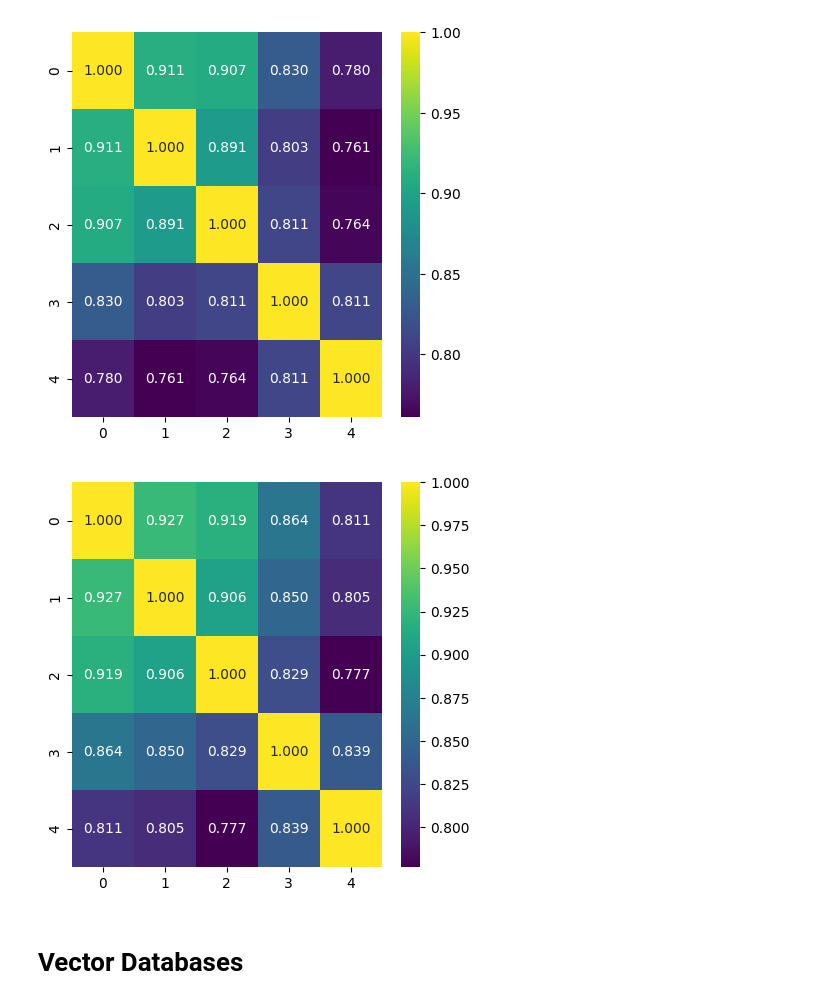
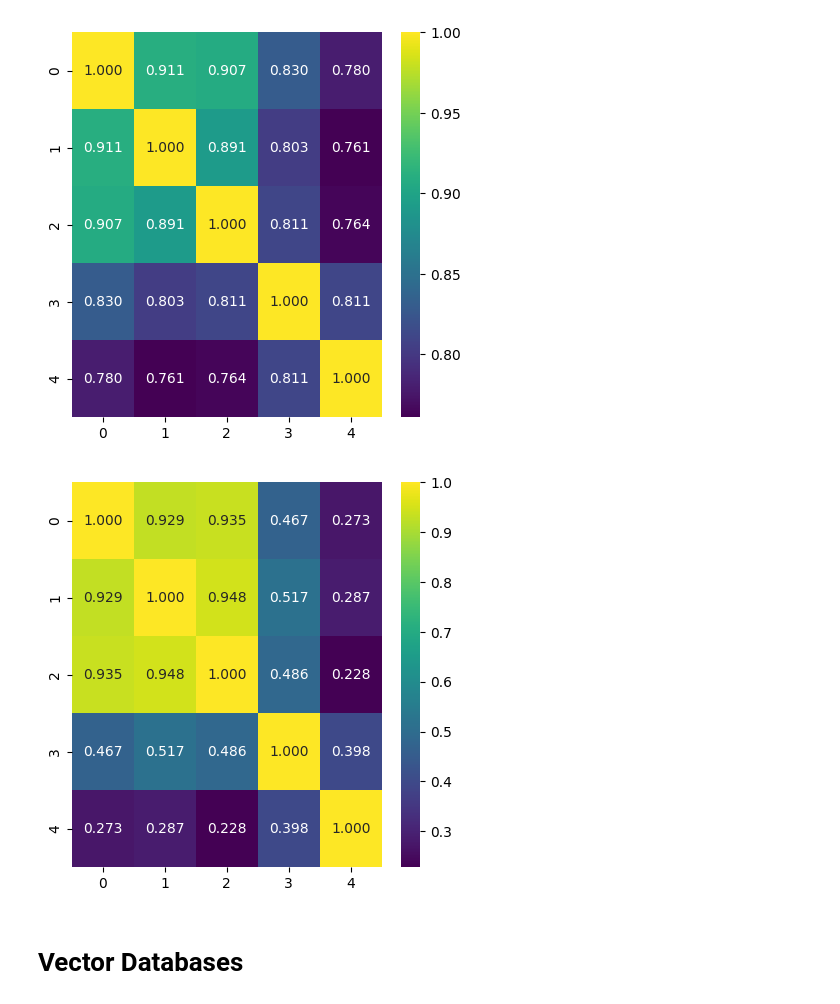
Before and after one commit to RERobbins/data_science_266_sandbox, a Jupyter notebook: Embeddings_and_Vector_Databases.ipynb, the cells around one changed output. Cells and saved outputs as stored; diff of their text form; code cells hidden in the pictures.

```diff
--- a/Embeddings_and_Vector_Databases.ipynb
+++ b/Embeddings_and_Vector_Databases.ipynb
@@ -388,10 +394,10 @@ embeddings_similarity_heatmap (amalgam_openai_embeddings)
 # %% [output]
 [figure]
 # %%
-amalgam_cohere_multilingual_embeddings = cohere_multilingual_embeddings_model.embed_documents(mary + [mice, bohemian])
-embeddings_similarity_heatmap (amalgam_cohere_multilingual_embeddings)
+amalgam_sbert_embeddings = sbert_embeddings_model.embed_documents(mary + [mice, bohemian])
+embeddings_similarity_heatmap (amalgam_sbert_embeddings)
 # %% [output]
-[figure, old version]
+[figure, new version]
 # %% [markdown]
 # Vector Databases
 # %% [markdown]
```
Also changed, not shown: parts of 13 cells of this notebook.
